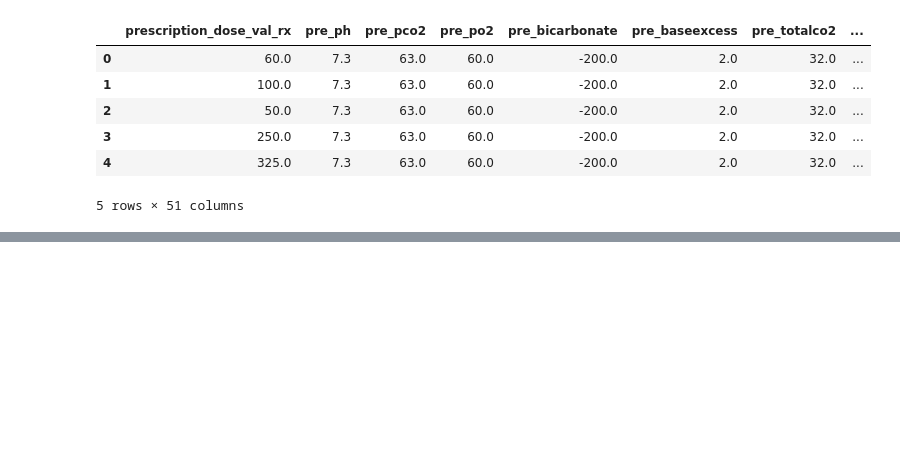
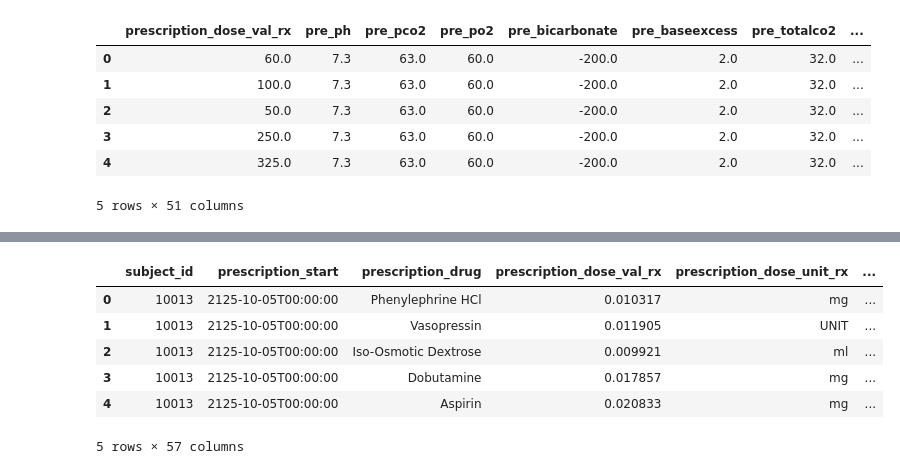
Before and after one commit to vaipos/Blue-Blood-ACM-Research, a Jupyter notebook: bb-dev-ubaid.ipynb, the cells around one changed output, grey strips where cells are left out. Saved outputs shown, nothing was run; the diff lists cells and outputs as text; code cells hidden in the pictures; blank space fills up the shorter version.

```diff
--- a/bb-dev-ubaid.ipynb
+++ b/bb-dev-ubaid.ipynb
@@ -85,3 +67,23 @@ df.head()
+# %%
+from sklearn.preprocessing import MinMaxScaler
+
+scaler = MinMaxScaler()
+
+ndArray = scaler.fit_transform(filtered_df)
+
+df_scaled = pd.DataFrame(ndArray, columns = filtered_df.columns)
+
+df[numeric_cols] = df_scaled
+
+df.head()
+# %% [output]
+|  | subject_id | prescription_start | prescription_drug | prescription_dose_val_rx | prescription_dose_unit_rx | ... |
+| 0 | 10013 | 2125-10-05T00:00:00 | Phenylephrine HCl | 0.010317 | mg | ... |
+| 1 | 10013 | 2125-10-05T00:00:00 | Vasopressin | 0.011905 | UNIT | ... |
+| 2 | 10013 | 2125-10-05T00:00:00 | Iso-Osmotic Dextrose | 0.009921 | ml | ... |
+| 3 | 10013 | 2125-10-05T00:00:00 | Dobutamine | 0.017857 | mg | ... |
+| 4 | 10013 | 2125-10-05T00:00:00 | Aspirin | 0.020833 | mg | ... |
+5 rows × 57 columns
 # %%
 # standardize units by converting to lowercase
 df['prescription_dose_unit_rx'] = df['prescription_dose_unit_rx'].str.lower()
```
Also changed, not shown: parts of 15 cells of this notebook, 2 other files.
